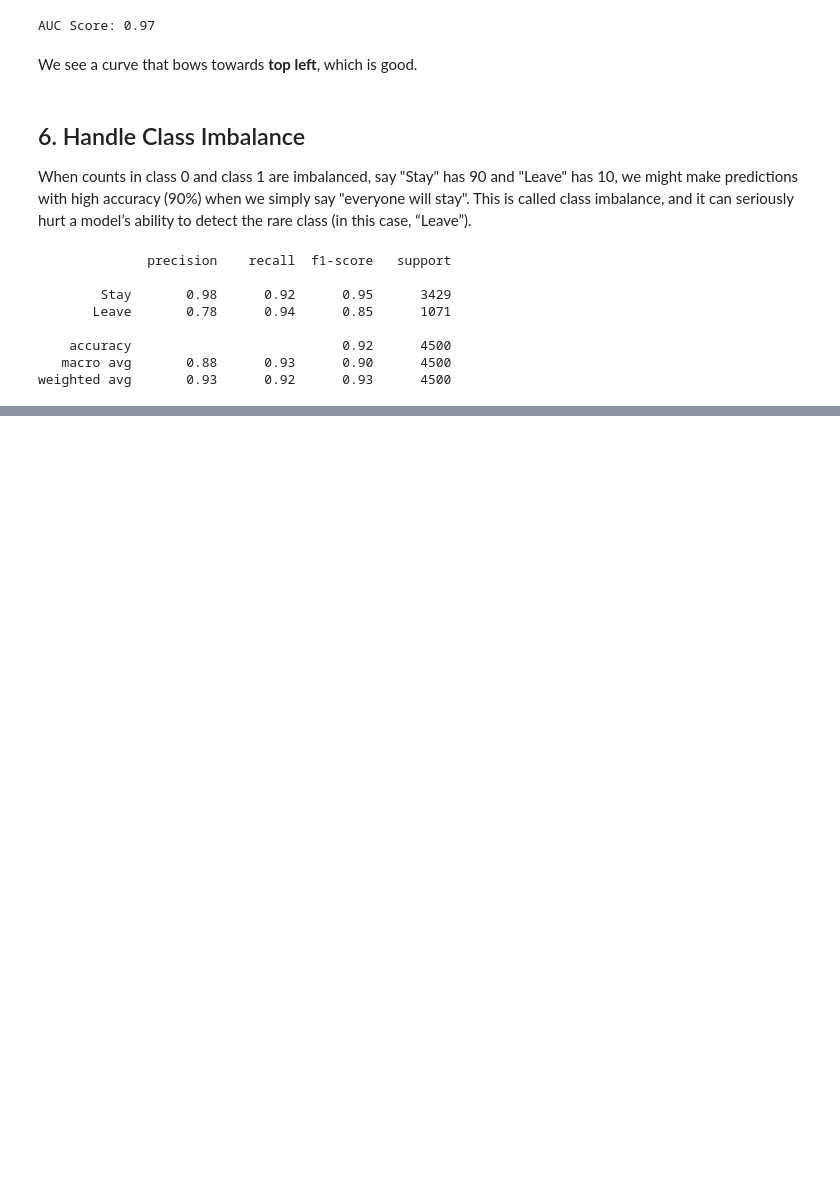
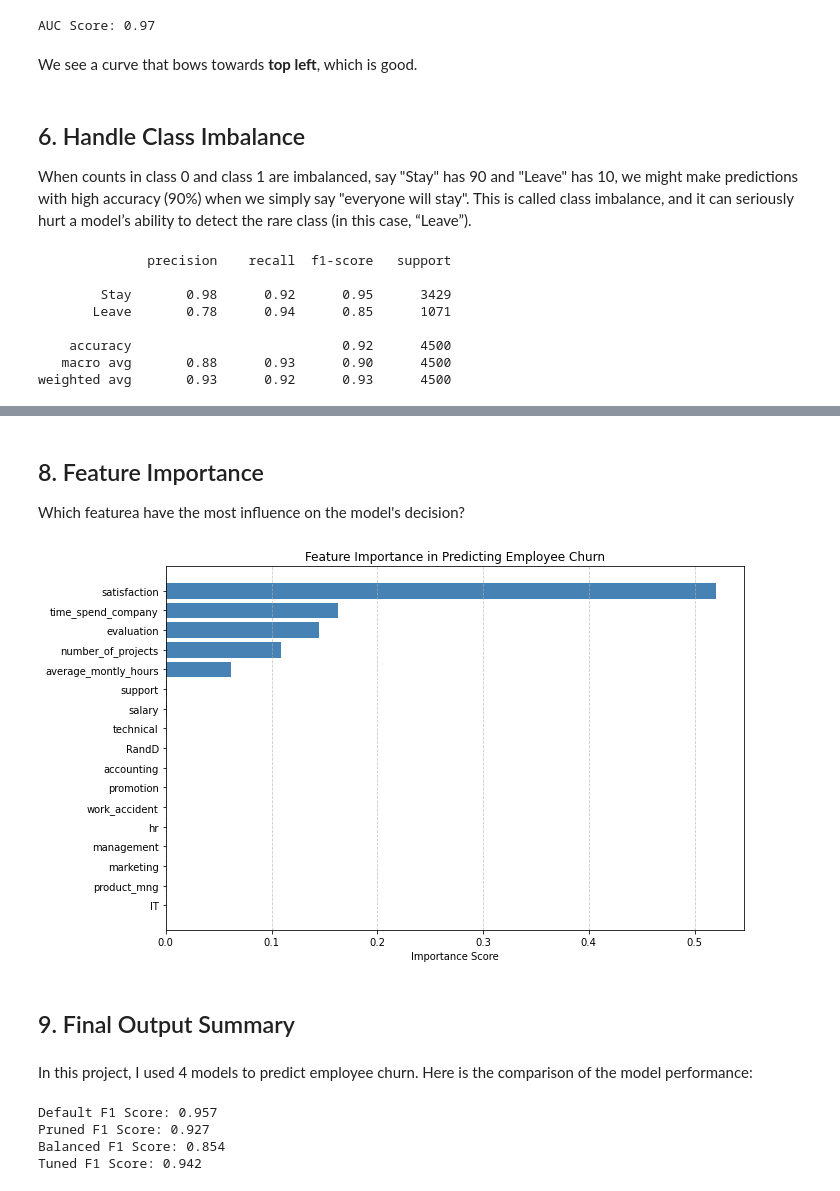
Before and after one commit to mangoann/Talent_Analytics_ML, a Jupyter notebook: DecisionTree_PredictingEmployeeChurn.ipynb, the cells around one changed output, grey strips where cells are left out. Saved outputs shown, nothing was run; the diff lists cells and outputs as text; code cells hidden in the pictures; blank space fills up the shorter version.

```diff
--- a/DecisionTree_PredictingEmployeeChurn.ipynb
+++ b/DecisionTree_PredictingEmployeeChurn.ipynb
@@ -309,0 +318,24 @@ We see a increase in recall, and a decrease in precision in terms of "Leave". It
+# %%
+# Define hyperparameters to test
+param_grid = {
+    'max_depth': [3, 4, 5, 6],
+    'min_samples_split': [2, 5, 10],
+    'class_weight': [None, 'balanced']
+}
+
+# Create a decision tree
+cv_tree = DecisionTreeClassifier(random_state = 123)
+
+# Set up grid search with 5-fold cross-validation
+grid_search = GridSearchCV(cv_tree, param_grid, cv=5, scoring= 'f1', n_jobs = -1)
+
+# Fit the model on training data
+grid_search.fit(x_train, y_train)
+
+# Best model found
+best_tree = grid_search.best_estimator_
+
+# Evaluate on test set
+y_pred_best = best_tree.predict(x_test)
+print("Best Parameters:", grid_search.best_params_)
+print(classification_report(y_test, y_pred_best, target_names = ["Stay", "Leave"]))
@@ -309,0 +357,30 @@ We see a increase in recall, and a decrease in precision in terms of "Leave". It
+# %% [markdown]
+## 8. Feature Importance
+Which featurea have the most influence on the model's decision?
+# %%
+# Get feature names
+feature_names = x_train.columns
+
+# Get importances from the best tree model
+importances = best_tree.feature_importances_
+
+# Combine into a DataFrame
+feat_df = pd.DataFrame({'Feature': feature_names, 'Importance': importances})
+
+# Sort by importance
+feat_df = feat_df.sort_values(by='Importance', ascending=True)
+
+# Plot
+plt.figure(figsize=(10, 6))
+plt.barh(feat_df['Feature'], feat_df['Importance'], color='steelblue')
+plt.xlabel('Importance Score')
+plt.title('Feature Importance in Predicting Employee Churn')
+plt.grid(True, axis='x', linestyle='--', alpha=0.7)
+plt.tight_layout()
+plt.show()
+# %% [output]
+[figure, added]
+# %% [markdown]
+## 9. Final Output Summary
+# %% [markdown]
+In this project, I used 4 models to predict employee churn. Here is the comparison of the model performance:
@@ -309,0 +389,17 @@ We see a increase in recall, and a decrease in precision in terms of "Leave". It
+# %%
+models = {
+    "Default": tree,
+    "Pruned": pruned,
+    "Balanced": balanced_pruned,
+    "Tuned": best_tree
+}
+
+for name, model in models.items():
+    y_pred = model.predict(x_test)
+    f1 = f1_score(y_test, y_pred)
+    print(f"{name} F1 Score: {round(f1, 3)}")
+# %% [output]
+Default F1 Score: 0.957
+Pruned F1 Score: 0.927
+Balanced F1 Score: 0.854
+Tuned F1 Score: 0.942
```
Also changed, not shown: parts of 15 cells of this notebook, 1 other file.
